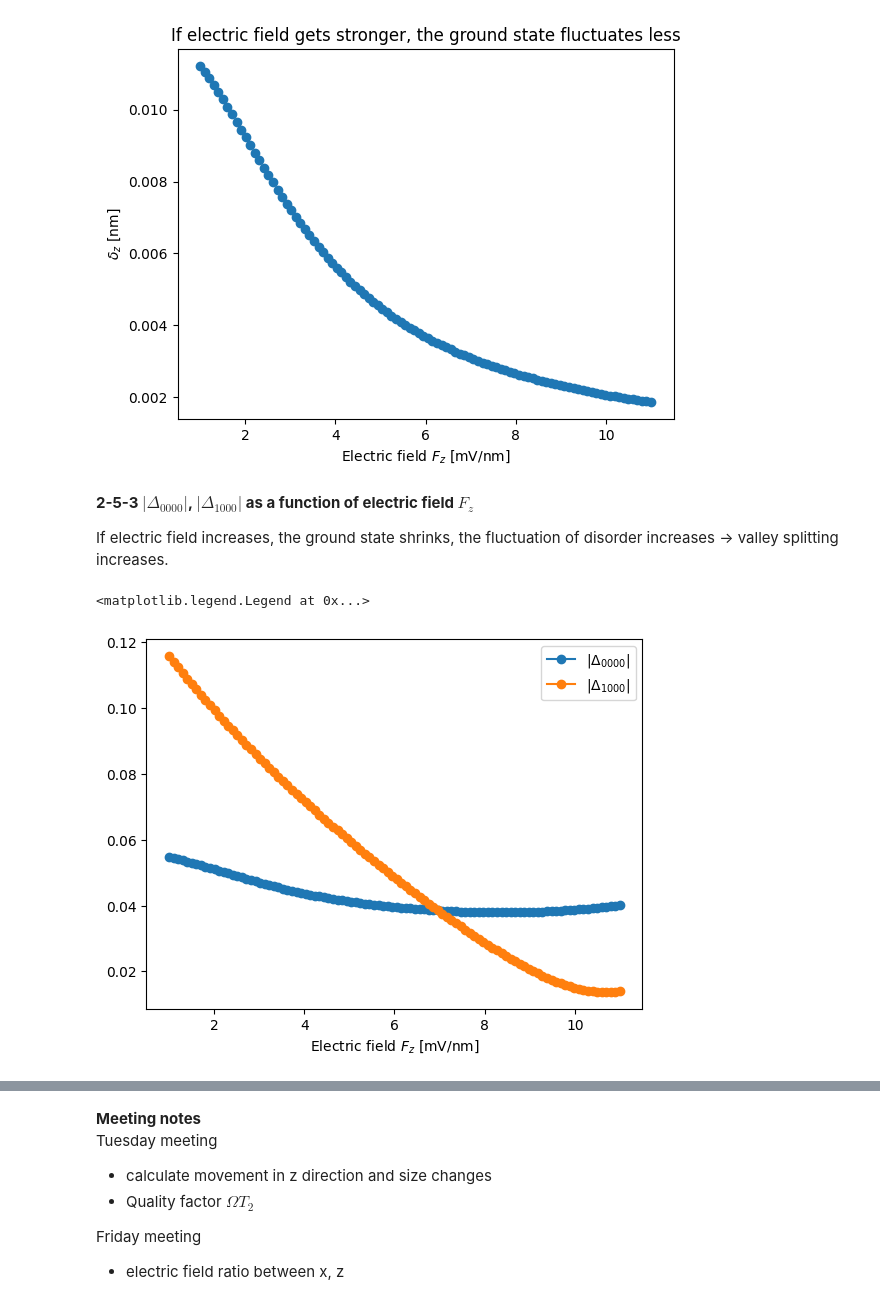
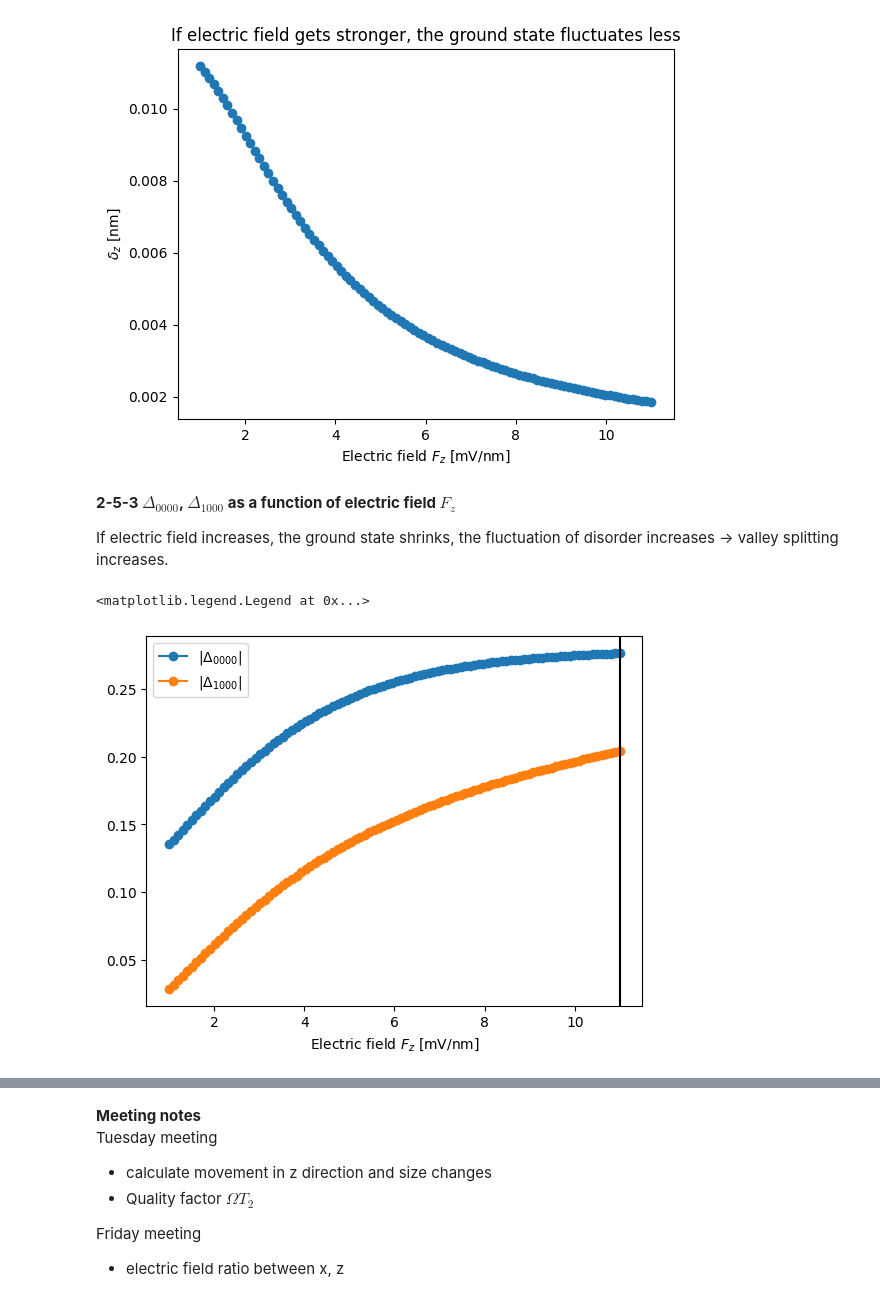
Before and after one commit to Minyoung-Kim1110/Rabi_WW, a Jupyter notebook: main.ipynb, the cells around one changed output, grey strips where cells are left out. Cells and saved outputs as stored; diff of their text form; code cells hidden in the pictures.

```diff
--- a/main.ipynb
+++ b/main.ipynb
@@ -85,7 +85,7 @@ this results in $\sigma(F_z)\sim 0.02$ mV/nm
 # %%
 # Visualize electric field noise
 
-sample_size = 500
+sample_size = 100
 electric_noise = sample_noise(shape = (sample_size,))
 
 plt.hist(electric_noise, bins=50, density=True, alpha=0.6)
@@ -525,3 +662,9 @@ np.save(f"./Results/F_z_{timestamp}_calculated_exp_vs", calculated_values)
+# %%
+# k=2|cos (\phi_00 - \phi_b) |=1 -> minimum fluctuation
+# Irregular pattern at 16 <- when |\Delta_0000| goes to zero, it blows up
+k =17
+Rabi_freqs = np.load(f'./Results/F_z_{k}th_disorder_Rabi_frequencies.npy')
+calculated_values = np.load(f"./Results/F_z_{k}th_disorder_calculated_exp_vs.npy")
 # %% [markdown]
 ### Check values again
 # %% [markdown]
@@ -574,15 +717,16 @@ plt.title('If electric field gets stronger, the ground state fluctuates less')
 Text(0.5, 1.0, 'If electric field gets stronger, the ground state fluctuates less')
 [figure]
 # %% [markdown]
-**2-5-3 $|\Delta_{0000}|$, $|\Delta_{1000}|$  as a function of electric field $F_z$**
+**2-5-3 $\Delta_{0000}$, $\Delta_{1000}$  as a function of electric field $F_z$**
 
 If electric field increases, the ground state shrinks, the fluctuation of disorder increases -> valley splitting increases.
 # %%
 plt.plot(electric_field_sketch, calculated_values[:, :, 0, 0].mean(axis = 1),'-o', label = r'$|\Delta_{0000}|$')
 plt.plot(electric_field_sketch, calculated_values[:, :, 1, 0].mean(axis = 1),'-o', label = r'$|\Delta_{1000}|$')
+plt.axvline( x = min_value, color = 'k')
 
 plt.xlabel('Electric field '+r'$F_z$'+' [mV/nm]')
 plt.legend()
 # %% [output]
 <matplotlib.legend.Legend at 0x...>
-[figure, old version]
+[figure, new version]
```
Also changed, not shown: parts of 21 cells of this notebook, 1 other file.
